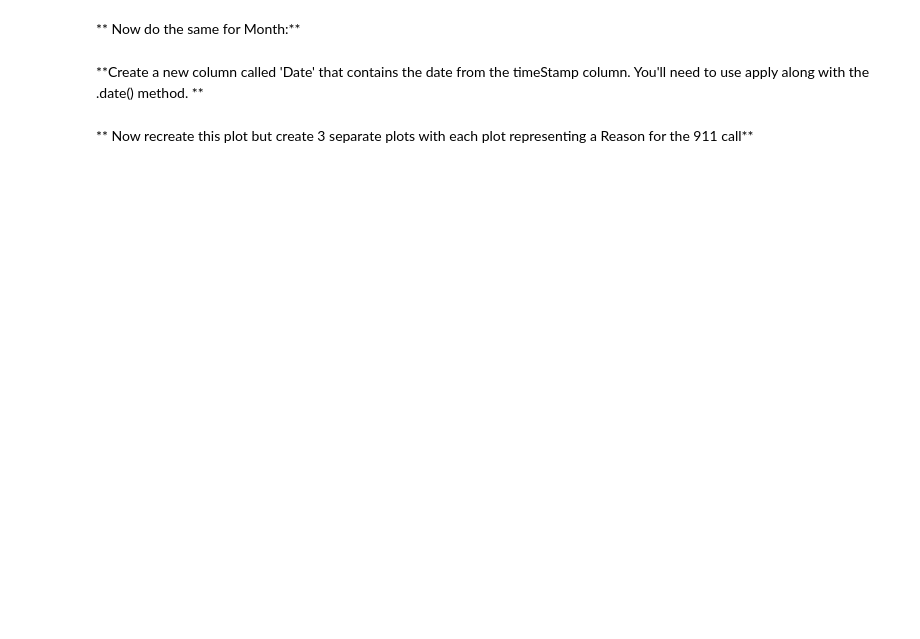
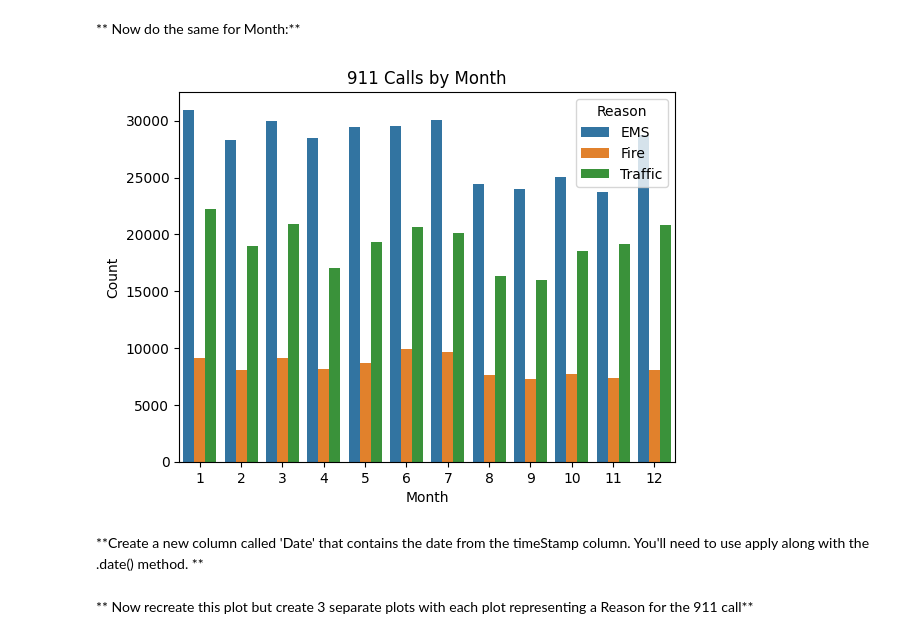
Before and after one commit to daniel-mehta/Data-Analytics, a Jupyter notebook: Lab 8/Analyze_911.ipynb, the cells around one changed output. Drawn from its saved outputs; the diff is of its cells as text; code cells hidden in the pictures; blank space fills up the shorter version.

```diff
--- a/Lab 8/Analyze_911.ipynb
+++ b/Lab 8/Analyze_911.ipynb
@@ -246,5 +296,14 @@ df.head(30)
 # %% [markdown]
 ** Now do the same for Month:**
+# %%
+sns.countplot(x=df["Month"], hue=df["Reason"])
+plt.title("911 Calls by Month")
+plt.xlabel("Month")
+plt.ylabel("Count")
+plt.legend(title="Reason")
+plt.show()
+# %% [output]
+[figure, added]
 # %% [markdown]
 **Create a new column called 'Date' that contains the date from the timeStamp column. You'll need to use apply along with the .date() method. **
 # %% [markdown]
```
Also changed, not shown: parts of 5 cells of this notebook.
